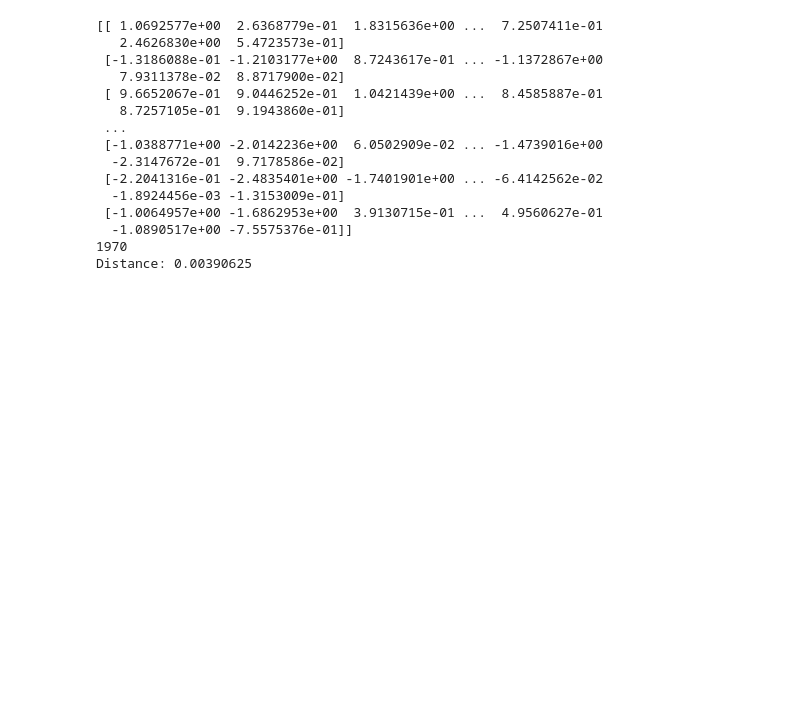
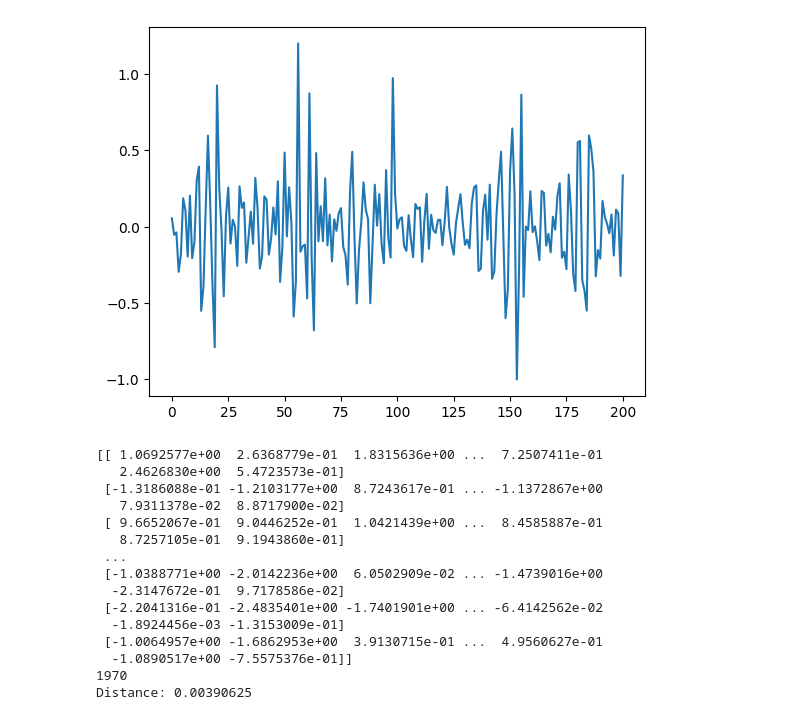
Before and after one commit to mit-kavli-institute/astronet-triage, a Jupyter notebook: similar_lightcurves.ipynb, the cells around one changed output. Saved outputs shown, nothing was run; the diff lists cells and outputs as text; code cells hidden in the pictures; blank space fills up the shorter version.

```diff
--- a/similar_lightcurves.ipynb
+++ b/similar_lightcurves.ipynb
@@ -4,16 +4,18 @@ import pandas as pd
 #tce_file = '/pdo/users/dimond/mnt/tess/astronet/tces-sector86-all2.csv'
 #data_dir = '/pdo/users/dimond/mnt/tess/sector_86_fits/'
 data_dir = '/pdo/users/dimond/mnt/tess/fits_files/'
-tce_file = '/pdo/astronet-data/data/labels/tces-vetting-v01-tois-triageJs-nocentroid-april2025-all.csv'
+tce_file = '/pdo/astronet-data/data/labels/sector-87-reprocessed-with-embeddings.csv'
+#tce_file = '/pdo/astronet-data/data/labels/tces-vetting-v01-tois-triageJs-nocentroid-april2025-all.csv'
 
 #properties = '/pdo/astronet-data/data/labels/sector_85_to_87_analysis.csv'
 properties = tce_file
 #eval_files = ["test:/pdo/astronet-data/data/tfrecords/sector-86/*"]
-eval_files = ["test:/pdo/astronet-data/data/tfrecords/vetting-aug-2025/*"]
+eval_files = ["test:/pdo/astronet-data/data/tfrecords/sector-87-reprocessed-2/*"]
 tce_table = pd.read_csv(tce_file, header=0, low_memory=False)
-model_results_csv = '/pdo/astronet-data/models/vetting/experimental/dimond/sectors_85_to_87_with_embeddings/test_predictions.csv'
+model_results_csv = '/pdo/astronet-data/models/vetting/experimental/dimond/sector_87_reprocessed_with_embeddings/test_predictions.csv'
 model_results = pd.read_csv(model_results_csv, header=0)
 
 num_tces = len(tce_table)
-print(tce_table['File'])
+print(num_tces)
+#print(tce_table['File'])
 # %% [output]
@@ -143,4 +128,13 @@ id_to_view = build_astroid_to_view(dataset)
          [[{{node Placeholder/_0}}]]
+# %%
+import matplotlib.pyplot as plt
+series = id_to_view[2978129201]
+time = np.arange(len(series))      # time from 0 to 10 with step 0.1
+
+plt.plot(time, series)
+plt.show()
+# %% [output]
+[figure, added]
 # %%
 from concurrent.futures import ThreadPoolExecutor, as_completed
 import numpy as np
```
Also changed, not shown: parts of 3 cells of this notebook, 3 other files.
